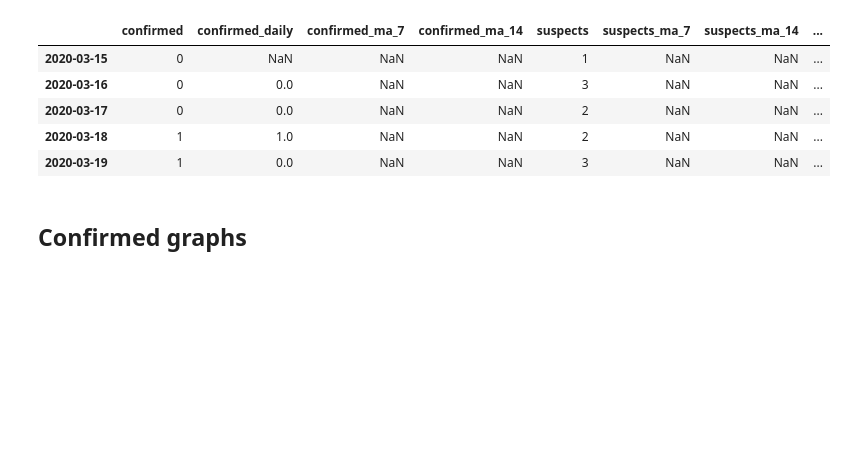
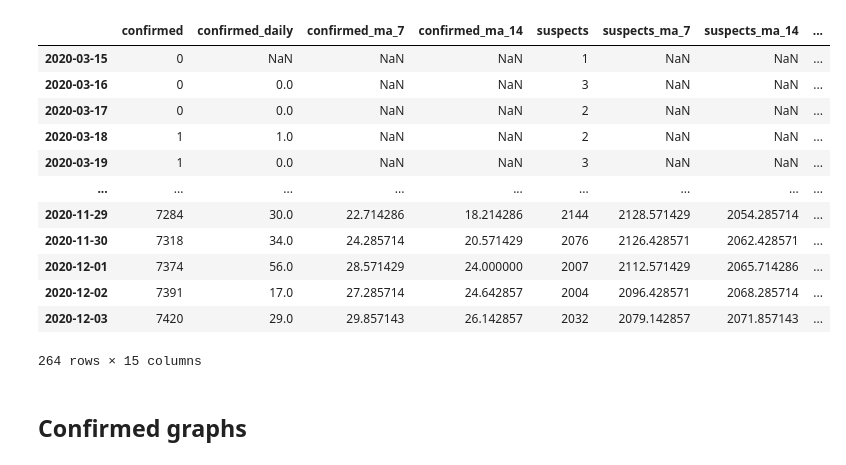
Before and after one commit to jballesterosc/datacol_backup, a Jupyter notebook: code/graphs.ipynb, the cells around one changed output. Saved outputs shown, nothing was run; the diff lists cells and outputs as text; code cells hidden in the pictures; blank space fills up the shorter version.

```diff
--- a/code/graphs.ipynb
+++ b/code/graphs.ipynb
@@ -8,19 +8,26 @@ import json
 # %%
 # fetch & enable a Spanish timeFormat locale.
 with request.urlopen('https://raw.githubusercontent.com/d3/d3-time-format/master/locale/es-ES.json') as f:
   es_time_format = json.load(f)
 alt.renderers.set_embed_options(timeFormatLocale=es_time_format)
 
 #request DataFrame created/updated previously with the df_builder notebook
 df = pd.read_csv('data_output/colima_df.csv', index_col=0)
-df.head()
+df
 # %% [output]
 |  | confirmed | confirmed_daily | confirmed_ma_7 | confirmed_ma_14 | suspects | suspects_ma_7 | suspects_ma_14 | ... |
 | 2020-03-15 | 0 | NaN | NaN | NaN | 1 | NaN | NaN | ... |
 | 2020-03-16 | 0 | 0.0 | NaN | NaN | 3 | NaN | NaN | ... |
 | 2020-03-17 | 0 | 0.0 | NaN | NaN | 2 | NaN | NaN | ... |
 | 2020-03-18 | 1 | 1.0 | NaN | NaN | 2 | NaN | NaN | ... |
 | 2020-03-19 | 1 | 0.0 | NaN | NaN | 3 | NaN | NaN | ... |
+| ... | ... | ... | ... | ... | ... | ... | ... | ... |
+| 2020-11-29 | 7284 | 30.0 | 22.714286 | 18.214286 | 2144 | 2128.571429 | 2054.285714 | ... |
+| 2020-11-30 | 7318 | 34.0 | 24.285714 | 20.571429 | 2076 | 2126.428571 | 2062.428571 | ... |
+| 2020-12-01 | 7374 | 56.0 | 28.571429 | 24.000000 | 2007 | 2112.571429 | 2065.714286 | ... |
+| 2020-12-02 | 7391 | 17.0 | 27.285714 | 24.642857 | 2004 | 2096.428571 | 2068.285714 | ... |
+| 2020-12-03 | 7420 | 29.0 | 29.857143 | 26.142857 | 2032 | 2079.142857 | 2071.857143 | ... |
+264 rows × 15 columns
 # %% [markdown]
 ## Confirmed graphs
 # %%
```
Also changed, not shown: parts of 1 cell of this notebook, 3 other files.
